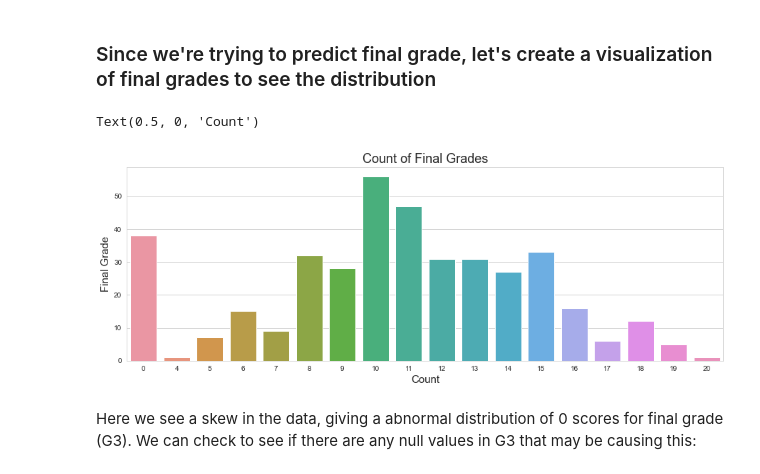
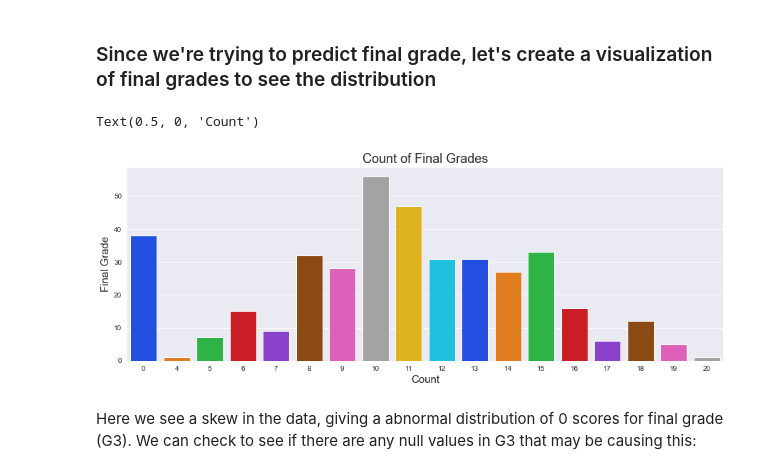
Before and after one commit to k-x-h/FinalGradePrediction, a Jupyter notebook: FinalGradePrediction.ipynb, the cells around one changed output. Saved outputs shown, nothing was run; the diff lists cells and outputs as text; code cells hidden in the pictures.

```diff
--- a/FinalGradePrediction.ipynb
+++ b/FinalGradePrediction.ipynb
@@ -10,7 +10,9 @@ import numpy as np
 from numpy import sqrt
 from matplotlib import pyplot as plt
 import seaborn as sns
-sns.set_style(style="whitegrid")
+sns.set_style(style="darkgrid")
+import warnings
+warnings.filterwarnings("ignore")
 # %%
 from sklearn.model_selection import train_test_split
 from sklearn.metrics import mean_squared_error, mean_absolute_error, median_absolute_error
@@ -65,13 +69,13 @@ student.describe()
 ### Since we're trying to predict final grade, let's create a visualization of final grades to see the distribution
 # %%
 plt.figure(figsize=(15,5))
-sns.countplot(x="G3", data=student)
+sns.countplot(x="G3", data=student, palette="bright")
 plt.title("Count of Final Grades", fontsize=18)
 plt.ylabel("Final Grade", fontsize=15)
 plt.xlabel("Count", fontsize=15)
 # %% [output]
 Text(0.5, 0, 'Count')
-[figure, old version]
+[figure, new version]
 # %% [markdown]
 Here we see a skew in the data, giving a abnormal distribution of 0 scores for final grade (G3). We can check to see if there are any null values in G3 that may be causing this:
 # %%
```
Also changed, not shown: parts of 23 cells of this notebook.
